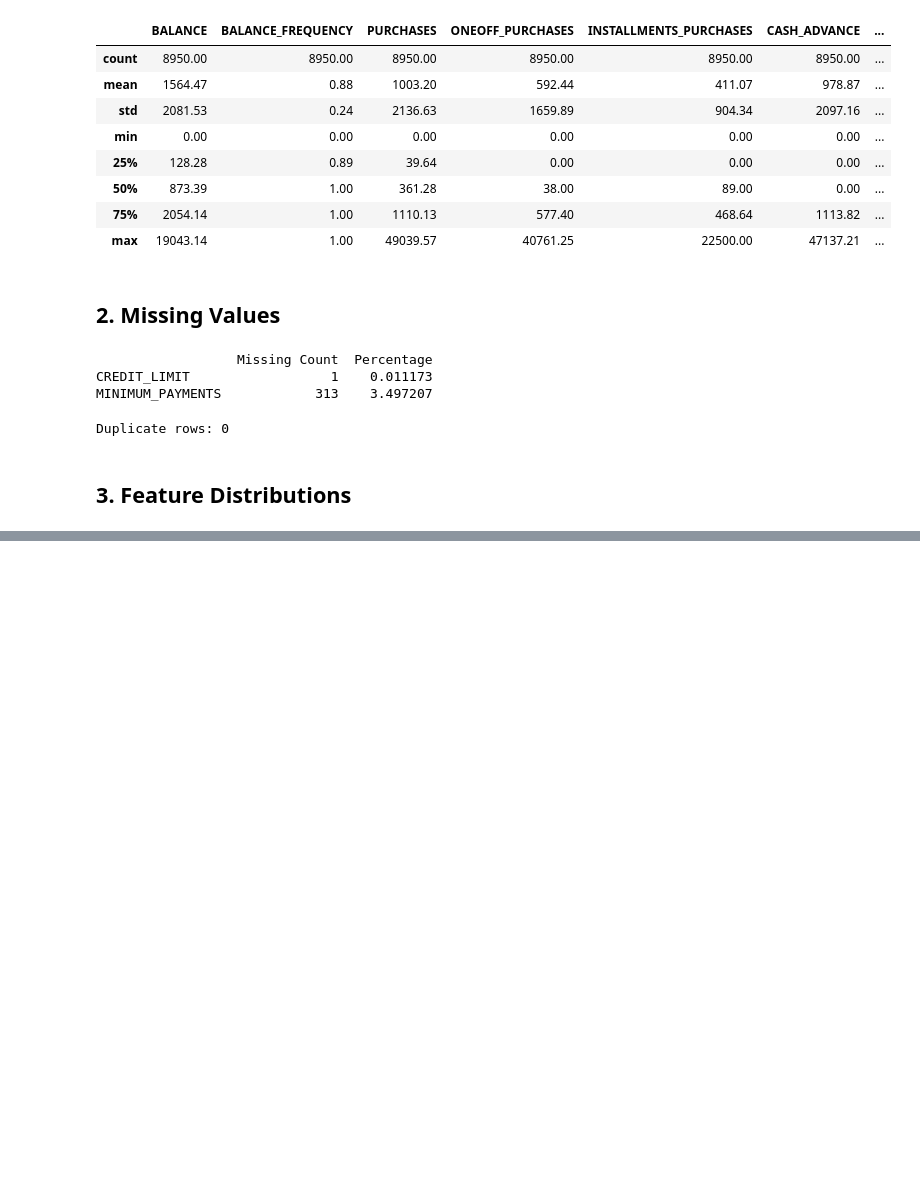
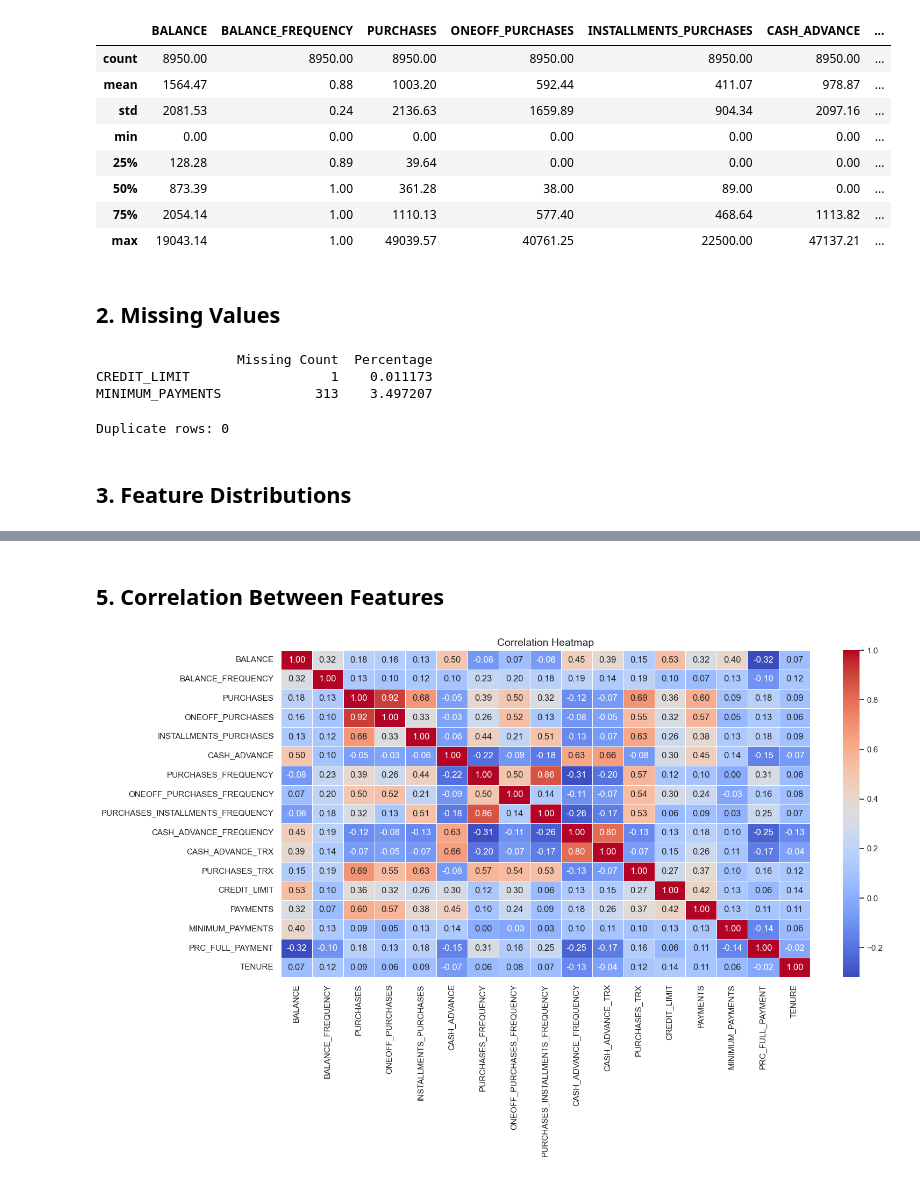
Before and after one commit to afnanyoosuf/credit-card-behavior-segmentation, a Jupyter notebook: notebook/project_analysis.ipynb, the cells around one changed output, grey strips where cells are left out. Cells and saved outputs as stored; diff of their text form; code cells hidden in the pictures; blank space fills up the shorter version.

```diff
--- a/notebook/project_analysis.ipynb
+++ b/notebook/project_analysis.ipynb
@@ -94,0 +116,11 @@ Duplicate rows: 0
+# %% [markdown]
+## 5. Correlation Between Features
+# %%
+plt.figure(figsize=(16,10))
+corr = df.drop('CUST_ID',axis=1).corr()
+sns.heatmap(corr,annot=True,fmt='.2f',cmap='coolwarm',linewidths=0.5)
+plt.title('Correlation Heatmap',fontsize = 14)
+plt.tight_layout()
+plt.savefig(r"C:\Users\user\OneDrive\Desktop\ML\Credit Card\outputs\reports\correlation_heatmap.png")
+# %% [output]
+[figure, added]
```
Also changed, not shown: parts of 4 cells of this notebook.
